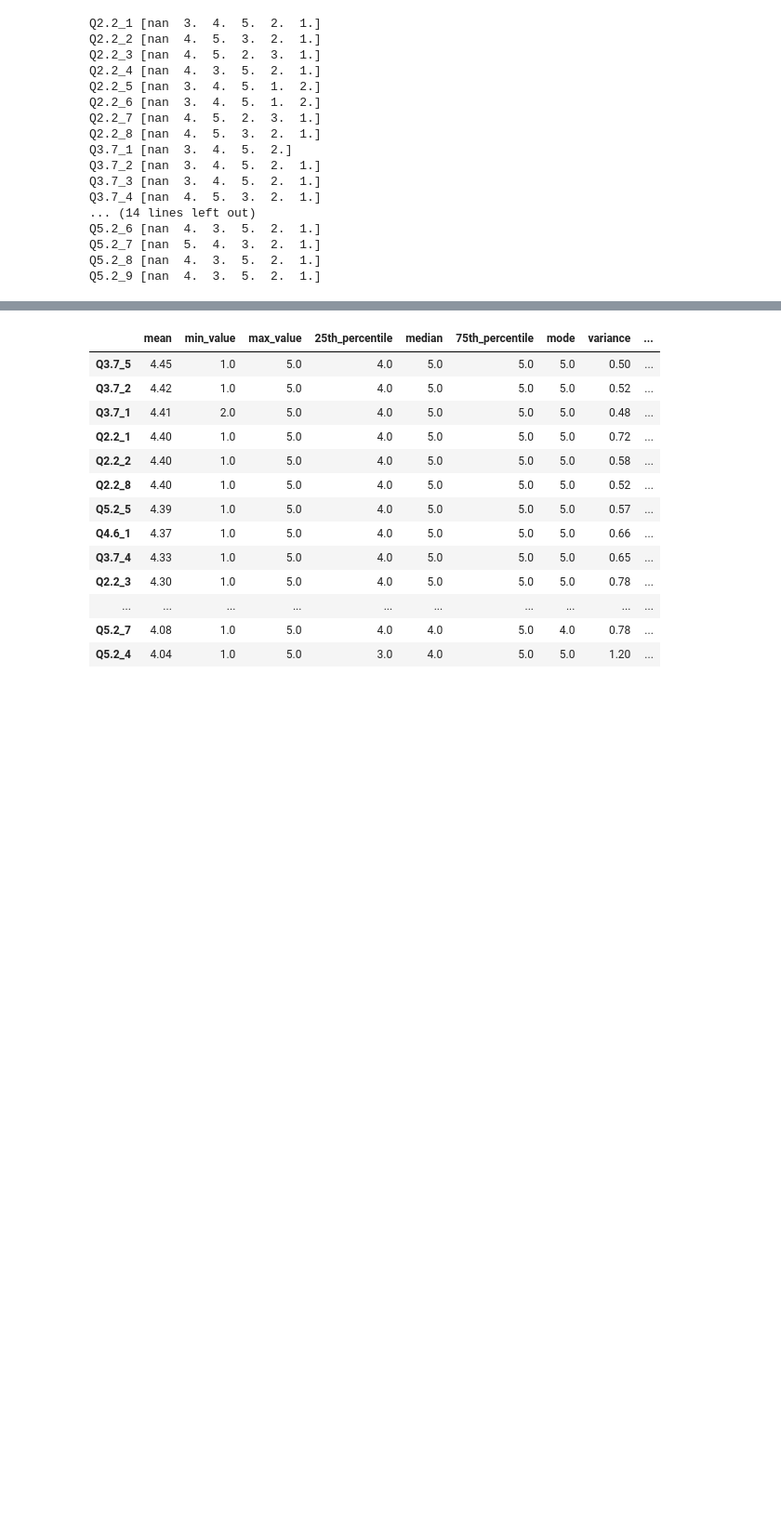
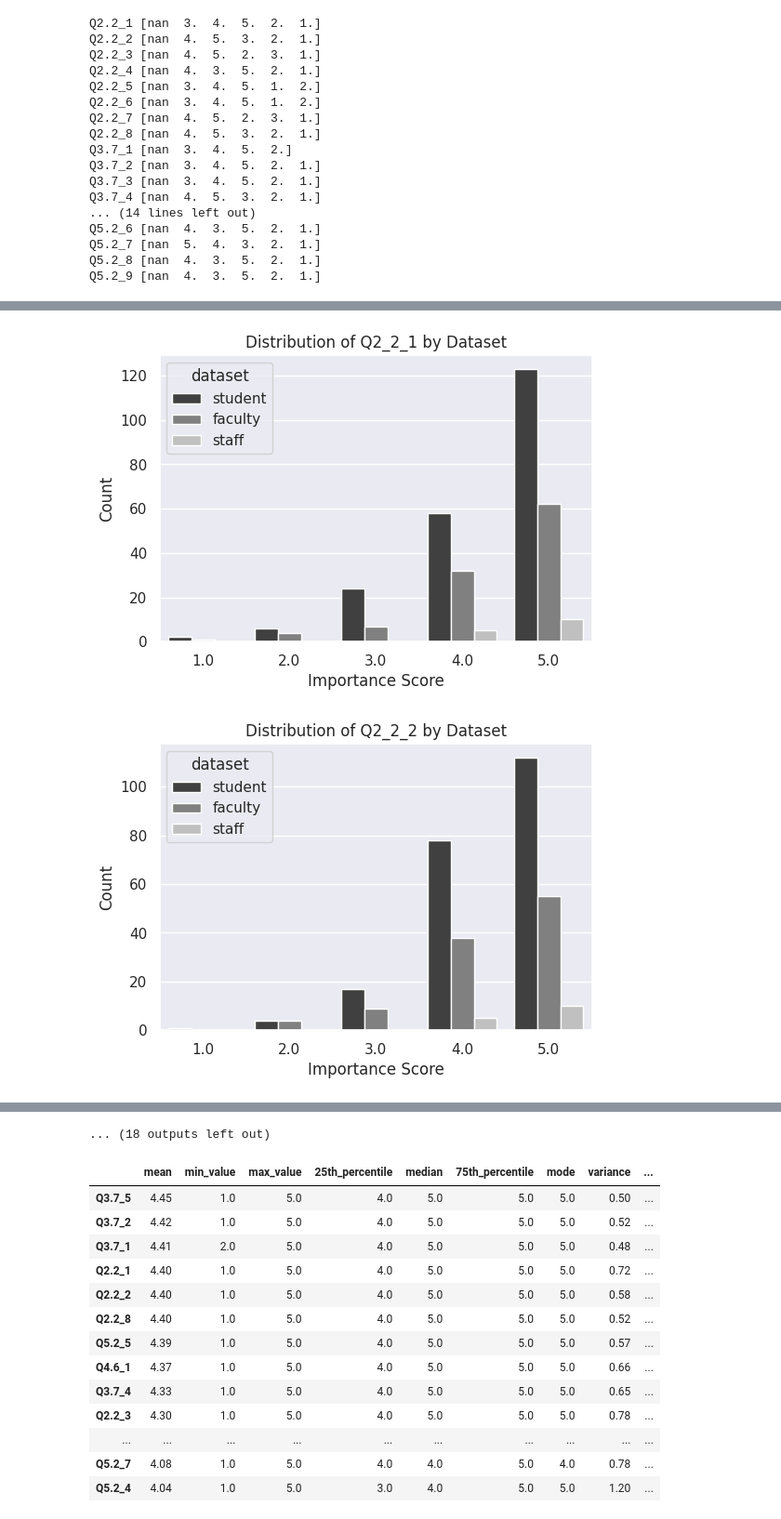
Before and after one commit to pineapple-666/Veritus-Augustin-Hackathon, a Jupyter notebook: notebook/Means.ipynb, the cells around one changed output, grey strips where cells are left out. Shown at 93% size. Saved outputs shown, nothing was run; the diff lists cells and outputs as text; code cells hidden in the pictures; blank space fills up the shorter version.

```diff
--- a/notebook/Means.ipynb
+++ b/notebook/Means.ipynb
@@ -3,13 +3,16 @@
 # %%
-
 import numpy as np
 import matplotlib.pyplot as plt
 import pandas as pd
 import statsmodels.api as sm
 import seaborn as sns
-seaborn.set()
+sns.set()
 from sklearn.linear_model import LinearRegression
 from scipy import stats  # for mode
+import statsmodels.formula.api as smf
+import statsmodels.api as sm
+from statsmodels.formula.api import ols
+from scipy.stats import f_oneway
 # %%
 from google.colab import drive
 drive.mount('/content/drive')
@@ -314,0 +326,13 @@ Q5.2_9 [nan  4.  3.  5.  2.  1.]
+# %%
+cols = combined_df.columns.drop('dataset')
+
+for col in cols:
+    plt.figure(figsize=(6,4))
+    sns.countplot(data=combined_df, x=col, hue='dataset', palette='gray')
+    plt.title(f'Distribution of {col} by Dataset')
+    plt.xlabel('Importance Score')
+    plt.ylabel('Count')
+    plt.show()
+# %% [output]
+[figure, added]
+[figure, added]
@@ -315,3 +349,4 @@ Q5.2_9 [nan  4.  3.  5.  2.  1.]
+... (18 outputs left out)
 # %%
 desc_stats = {}
 
```
Also changed, not shown: parts of 11 cells of this notebook.
